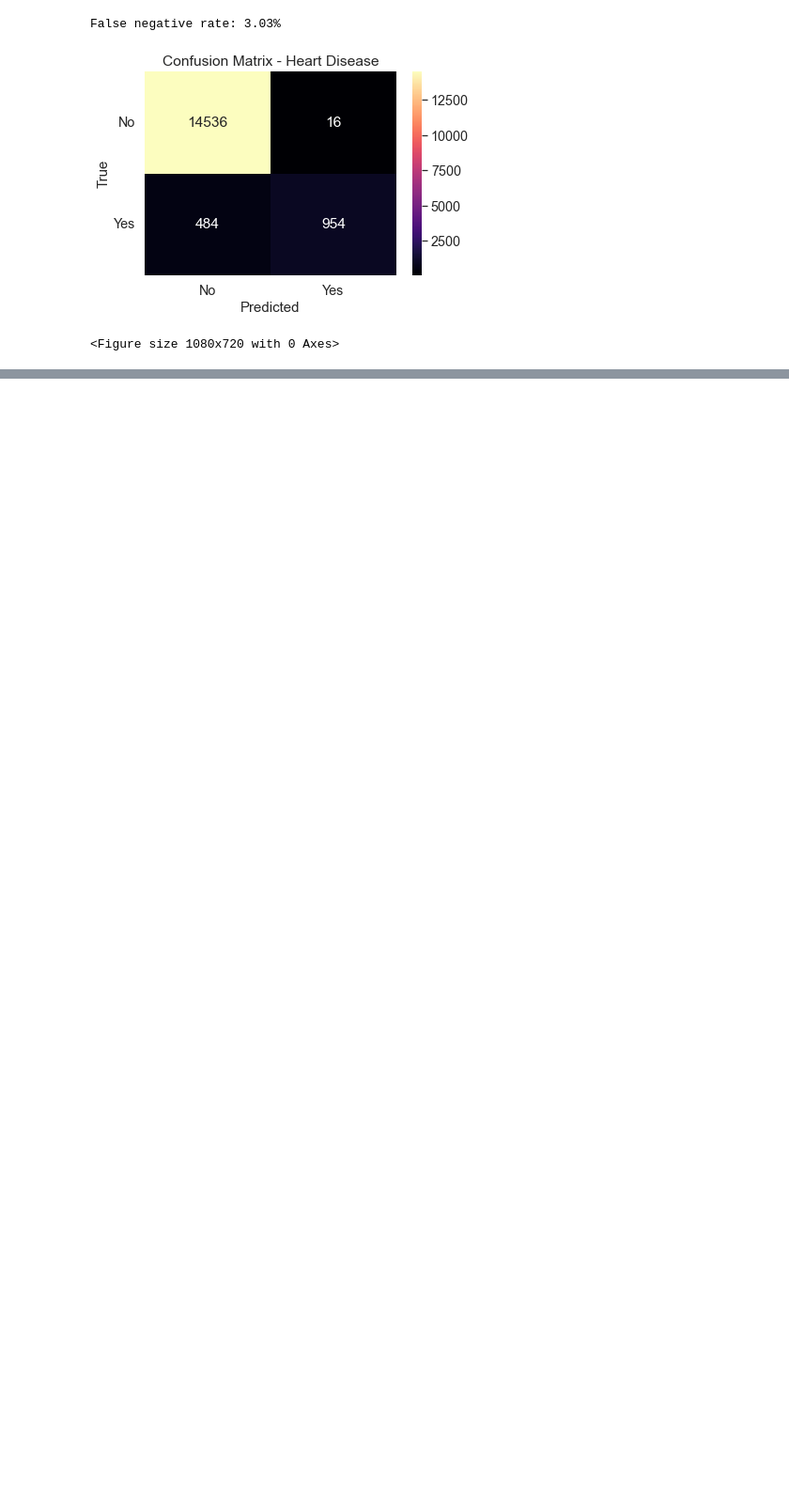
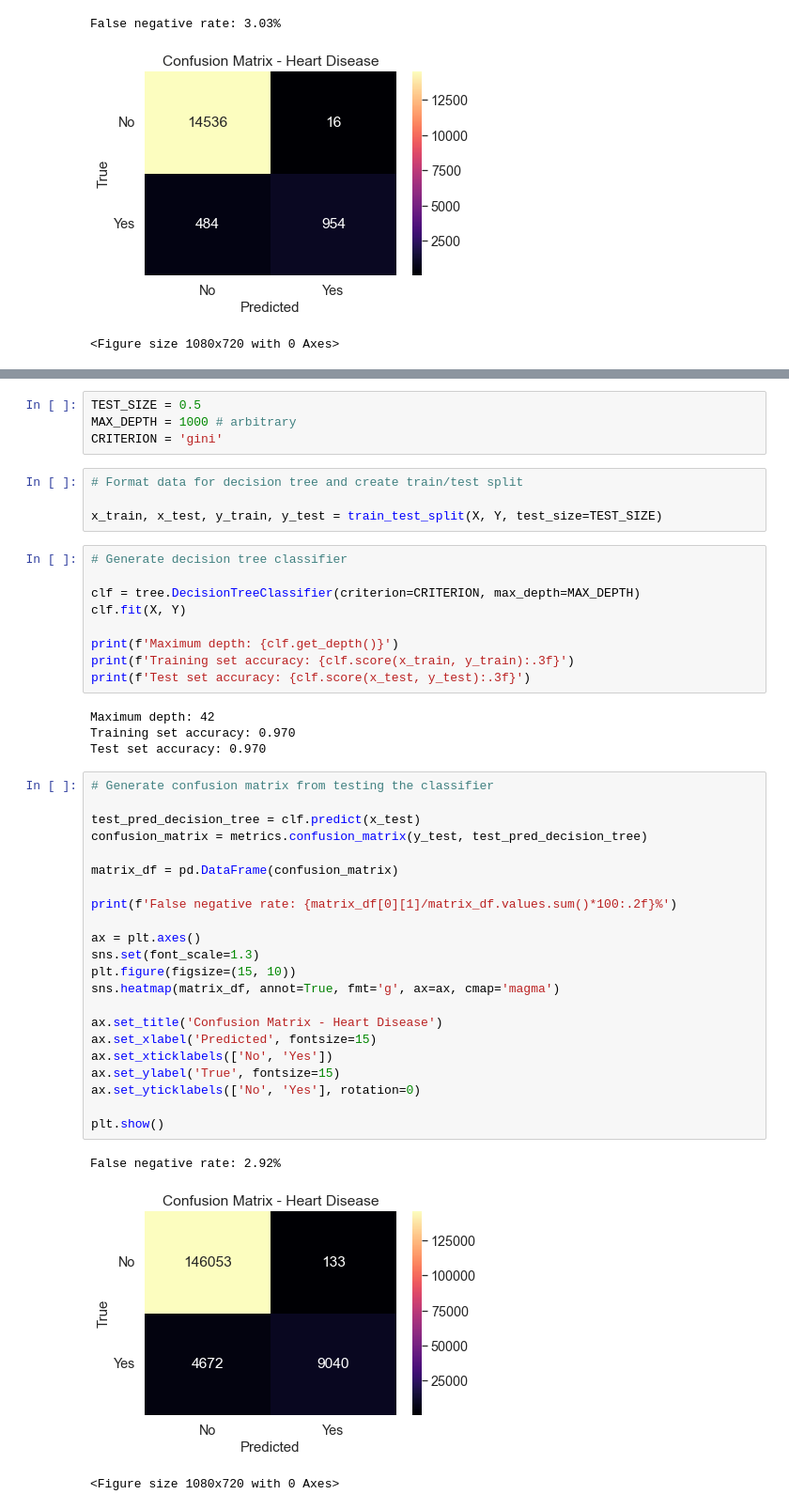
Before and after one commit to FinOCE/CP3403-group, a Jupyter notebook: notebooks/finley.ipynb, the cells around one changed output, grey strips where cells are left out. Shown at 94% size. Drawn from its saved outputs; the diff is of its cells as text; blank space fills up the shorter version.

Commit message:
Test extreme test/train split

```diff
--- a/notebooks/finley.ipynb
+++ b/notebooks/finley.ipynb
@@ -241,0 +244,47 @@ The model produced still has far more false negatives to false positives, but at
+# %%
+TEST_SIZE = 0.5
+MAX_DEPTH = 1000 # arbitrary
+CRITERION = 'gini'
+# %%
+# Format data for decision tree and create train/test split
+
+x_train, x_test, y_train, y_test = train_test_split(X, Y, test_size=TEST_SIZE)
+# %%
+# Generate decision tree classifier
+
+clf = tree.DecisionTreeClassifier(criterion=CRITERION, max_depth=MAX_DEPTH)
+clf.fit(X, Y)
+
+print(f'Maximum depth: {clf.get_depth()}')
+print(f'Training set accuracy: {clf.score(x_train, y_train):.3f}')
+print(f'Test set accuracy: {clf.score(x_test, y_test):.3f}')
+# %% [output]
+Maximum depth: 42
+Training set accuracy: 0.970
+Test set accuracy: 0.970
+# %%
+# Generate confusion matrix from testing the classifier
+
+test_pred_decision_tree = clf.predict(x_test)
+confusion_matrix = metrics.confusion_matrix(y_test, test_pred_decision_tree)
+
+matrix_df = pd.DataFrame(confusion_matrix)
+
+print(f'False negative rate: {matrix_df[0][1]/matrix_df.values.sum()*100:.2f}%')
+
+ax = plt.axes()
+sns.set(font_scale=1.3)
+plt.figure(figsize=(15, 10))
+sns.heatmap(matrix_df, annot=True, fmt='g', ax=ax, cmap='magma')
+
+ax.set_title('Confusion Matrix - Heart Disease')
+ax.set_xlabel('Predicted', fontsize=15)
+ax.set_xticklabels(['No', 'Yes'])
+ax.set_ylabel('True', fontsize=15)
+ax.set_yticklabels(['No', 'Yes'], rotation=0)
+
+plt.show()
+# %% [output]
+False negative rate: 2.92%
+[figure, added]
+<Figure size 1080x720 with 0 Axes>
```
Also changed, not shown: parts of 2 cells of this notebook.
